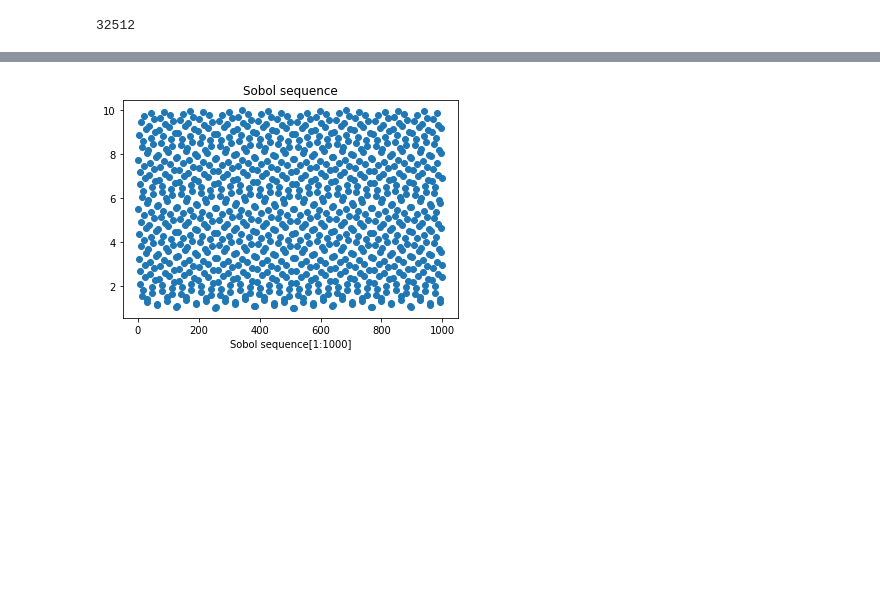
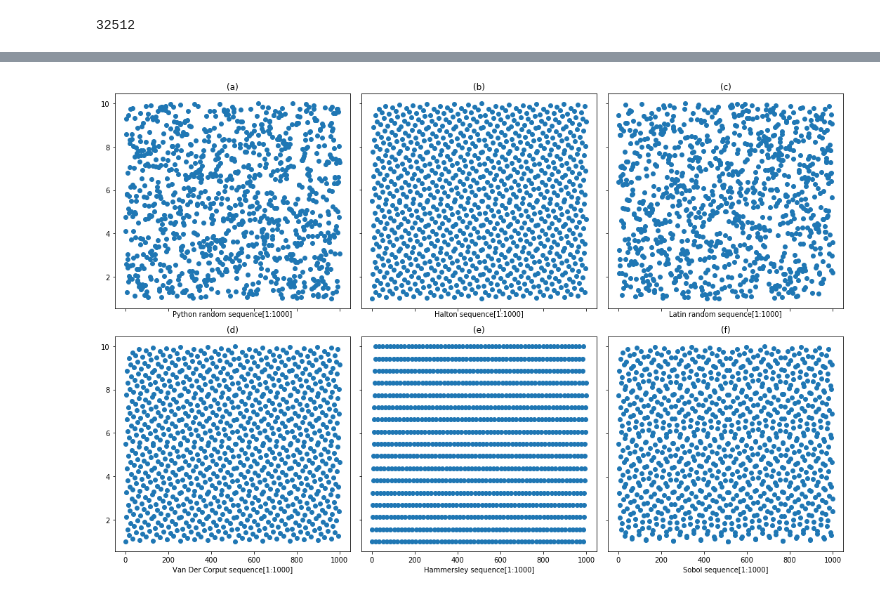
Before and after one commit to SongmyHallow/MS_project, a Jupyter notebook: TestFile.ipynb, the cells around one changed output, grey strips where cells are left out. Drawn from its saved outputs; the diff is of its cells as text; code cells hidden in the pictures; blank space fills up the shorter version.

```diff
--- a/TestFile.ipynb
+++ b/TestFile.ipynb
@@ -113,10 +53,64 @@ plt.show()
-# %%
-ydata = sobol_sequence(1,10,1,1000)
-Xdata = [i+1 for i in range(1000)]
-plt.plot(Xdata,ydata,'o')
-plt.title('Sobol sequence')
-plt.xlabel('Sobol sequence[1:1000]')
-plt.savefig('sobol.eps')
-plt.show()
-# %% [output]
-[figure, removed]
+# %%
+import random
+from Sampling import van_der_corput,halton_sequence,hammersley_sequence,latin_random_sequence,sobol_sequence
+import numpy as np
+import matplotlib.pyplot as plt
+
+fig, ax = plt.subplots(2,3,figsize=(15,10),sharex='col',sharey='row')
+
+ax[0,0] = plt.subplot(231)
+ydata = []
+for i in range(1000):
+    ydata.append(random.uniform(1,10))
+Xdata = [i+1 for i in range(1000)]
+plt.plot(Xdata,ydata,'o')
+plt.title('(a)')
+plt.xlabel('Python random sequence[1:1000]')
+plt.setp(ax[0,0].get_xticklabels(),visible=False)
+
+ax[1,0] = plt.subplot(234)
+ydata, _ = van_der_corput(1,10,1000,2)
+Xdata = [i+1 for i in range(1000)]
+plt.plot(Xdata,ydata,'o')
+plt.title('(d)')
+plt.xlabel('Van Der Corput sequence[1:1000]')
+
+ax[0,1] = plt.subplot(232)
+ydata, _ = halton_sequence(1,10,1000)
+Xdata = [i+1 for i in range(1000)]
+plt.plot(Xdata,ydata,'o')
+plt.title('(b)')
+plt.xlabel('Halton sequence[1:1000]')
+plt.setp(ax[0,1].get_xticklabels(),visible=False)
+plt.setp(ax[0,1].get_yticklabels(),visible=False)
+
+ax[1,1] = plt.subplot(235)
+ydata, _ = hammersley_sequence(1,10,999)
+Xdata = [i+1 for i in range(1000)]
+plt.plot(Xdata,ydata,'o')
+plt.title('(e)')
+plt.xlabel('Hammersley sequence[1:1000]')
+plt.setp(ax[1,1].get_yticklabels(),visible=False)
+
+ax[0,2] = plt.subplot(233)
+ydata, _ = latin_random_sequence(1,10,1000,1,1)
+Xdata = [i+1 for i in range(1000)]
+plt.plot(Xdata,ydata,'o')
+plt.title('(c)')
+plt.xlabel('Latin random sequence[1:1000]')
+plt.setp(ax[0,2].get_xticklabels(),visible=False)
+plt.setp(ax[0,2].get_yticklabels(),visible=False)
+
+ax[1,2] = plt.subplot(236)
+ydata = sobol_sequence(1,10,1,1000)
+Xdata = [i+1 for i in range(1000)]
+plt.plot(Xdata,ydata,'o')
+plt.title('(f)')
+plt.xlabel('Sobol sequence[1:1000]')
+plt.setp(ax[1,2].get_yticklabels(),visible=False)
+
+plt.tight_layout()
+plt.savefig('sample_ref.eps',bbox_inches='tight')
+plt.show()
+# %% [output]
+[figure, added]
```
Also changed, not shown: parts of 5 cells of this notebook, 5 other files.
